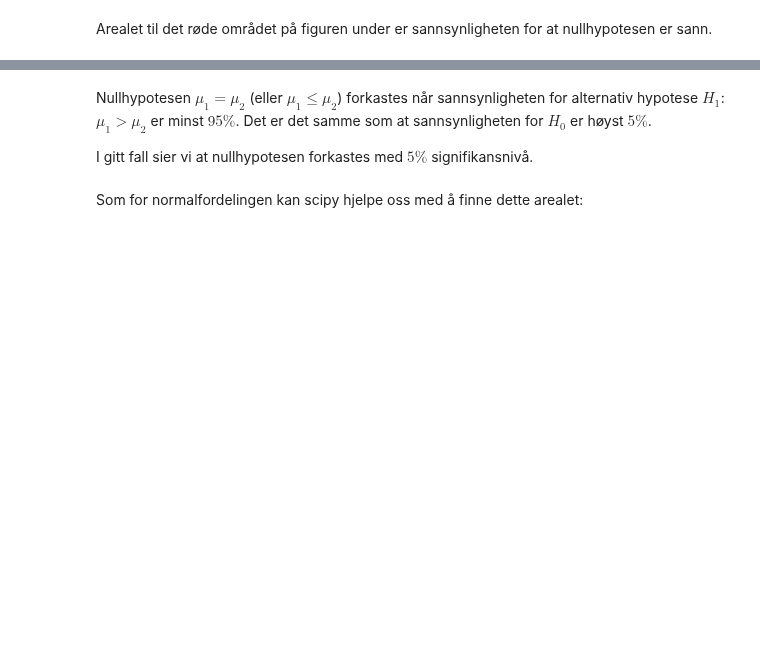
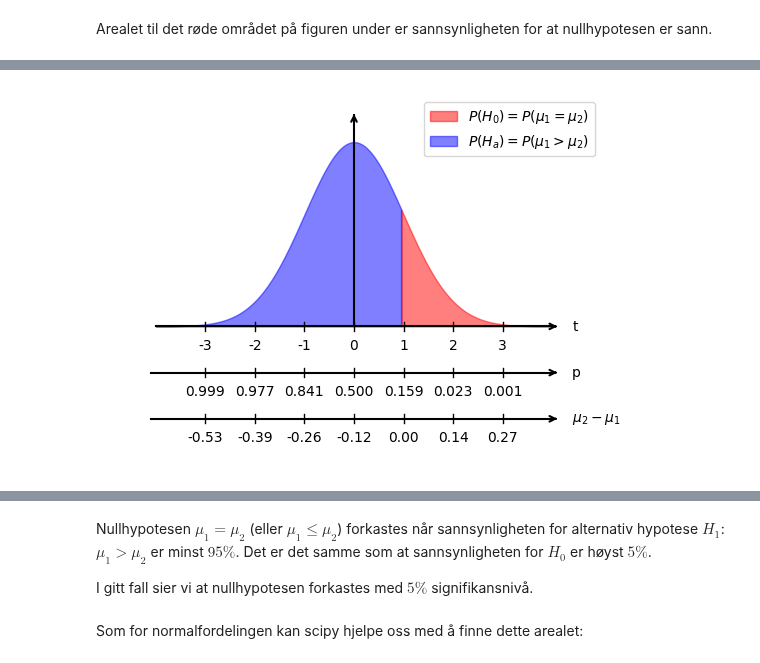
Before and after one commit to mbr085/V25MAT102, a Jupyter notebook: notebooks/uke12/to_utvalgs_t_test.ipynb, the cells around one changed output, grey strips where cells are left out. Cells and saved outputs as stored; diff of their text form; code cells hidden in the pictures; blank space fills up the shorter version.

```diff
--- a/notebooks/uke12/to_utvalgs_t_test.ipynb
+++ b/notebooks/uke12/to_utvalgs_t_test.ipynb
@@ -314,0 +235,88 @@ plt.show()
+# %%
+# @title plot
+
+# Define the function
+x = np.linspace(-4, 4, 1000)
+yy = scipy.stats.t.pdf(x, antall_frihetsgrader)  # t-fordeling med 10 frihetsgrader
+t_crit = t_verdi
+
+# def t_av_mu(m):
+#     return (Ey - Ez - m)/((sigmayz*np.sqrt(2/n)))
+
+def mu_av_t(t):
+    return Ey - Ez - t*((sigmayz*np.sqrt(2/n)))
+
+ax = plt.gca()
+
+
+plt.fill_between(x, yy, where=(x > t_crit), color='red', alpha=0.5, label=r'$P(H_0)=P(μ_1 = μ_2)$')
+plt.fill_between(x, yy, where=(x < t_crit), color='blue', alpha=0.5, label=r'$P(H_a)=P(μ_1> μ_2)$')
+# Remove default spines
+ax.spines["top"].set_visible(False)
+ax.spines["right"].set_visible(False)
+ax.spines["left"].set_visible(False)
+ax.spines["bottom"].set_visible(False)
+
+# Set limits
+ax.set_xlim(-5, 5)
+ax.set_ylim(-.3, .5)  # Ensure axes are visible
+
+# Draw the primary x-axis (for x) with an arrow
+ax.plot([-4, 4], [0, 0], color="black", lw=1.5)
+ax.annotate("", xy=(4.1, 0), xytext=(4., 0),
+            arrowprops=dict(arrowstyle="->", lw=1.5), annotation_clip=False)
+ax.text(4.4, 0, r"t", verticalalignment="center")
+
+# Draw the secondary x-axis (for -x) with an arrow
+ax.plot([-4.1, 4], [-.1, -.1], color="black", lw=1.5)
+ax.annotate("", xy=(4.1, -.1), xytext=(4., -.1),
+            arrowprops=dict(arrowstyle="->", lw=1.5), annotation_clip=False)
+ax.text(4.4, -.1, r"p", verticalalignment="center")
+
+# Draw the third x-axis (for -x) with an arrow
+ax.plot([-4.1, 4], [-.2, -.2], color="black", lw=1.5)
+ax.annotate("", xy=(4.1, -.2), xytext=(4., -.2),
+            arrowprops=dict(arrowstyle="->", lw=1.5), annotation_clip=False)
+ax.text(4.4, -.2, r"$\mu_2 - \mu_1$", verticalalignment="center")
+
+# Draw the y-axis with an arrow
+ax.plot([0, 0], [0, .45], color="black", lw=1.5)
+ax.annotate("", xy=(0, .46), xytext=(0, .45),
+            arrowprops=dict(arrowstyle="->", lw=1.5), annotation_clip=False)
+#ax.text(-0.3, .45, r"y", verticalalignment="center")
+
+
+# Set x-ticks for t-axis
+ticks = np.arange(-3, 4, 1)  # Tick positions
+
+# Draw ticks for t-axis
+for ti in ticks:
+    ax.plot([ti, ti], [-.01, .01], color="black", lw=1)  # Small tick marks
+    ax.text(ti, -.05, f"{ti}", fontsize=10, ha="center")  # Labels below ticks
+
+# Draw ticks for p-axis
+for ti in ticks:
+    p = scipy.stats.t.cdf(-ti, antall_frihetsgrader)
+    ax.plot([ti, ti], [-.11, -.09], color="black", lw=1)  # Small tick marks
+    ax.text(ti, -.15, f"{p:.3f}", fontsize=10, ha="center")  # Labels below ticks
+
+
+# Set ticks for $\mu$-axis
+# mu_min = mu_av_t(-3)
+# mu_maks = mu_av_t(3)
+# mu_verdier = np.linspace(mu_min, mu_maks, endpoint=True, num=7)
+# muticks = [t_av_mu(mu) for mu in mu_verdier]
+# muticks = [mu_av_t(t) for t in ticks]
+# Draw ticks for secondary x-axis (-x)
+#for t, mu in zip(muticks, mu_verdier):
+for ti in ticks:
+    ax.plot([ti, ti], [-.21, -.19], color="black", lw=1)  # Small tick marks
+    ax.text(ti, -.25, f"{int(-100*mu_av_t(ti))/100:.2f}", fontsize=10, ha="center")  # Labels below ticks
+
+# Remove y-ticks
+ax.set_yticks([])
+ax.set_xticks([])
+plt.legend()
+plt.show()
+# %% [output]
+[figure, added]
```
Also changed, not shown: parts of 29 cells of this notebook, 9 other files.
